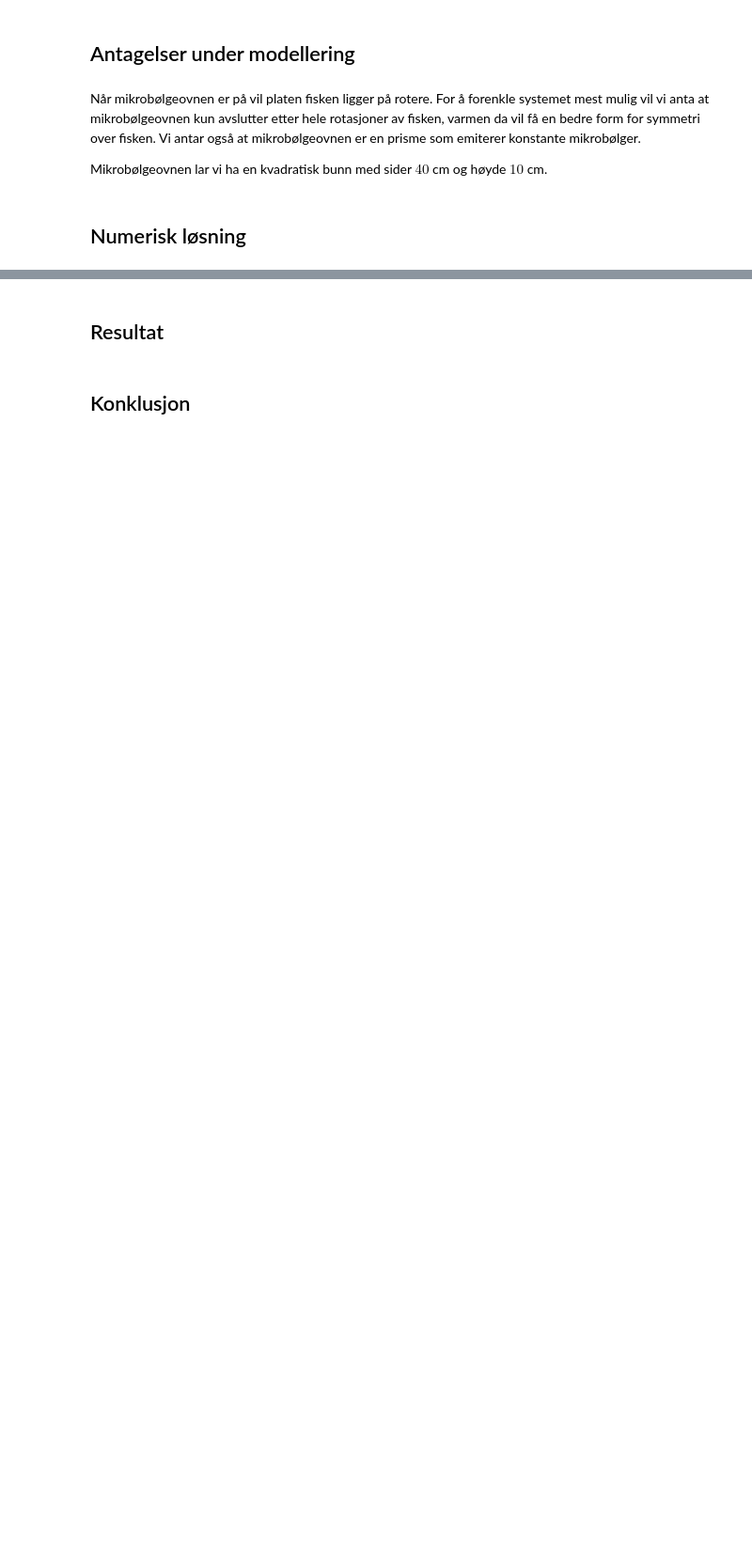
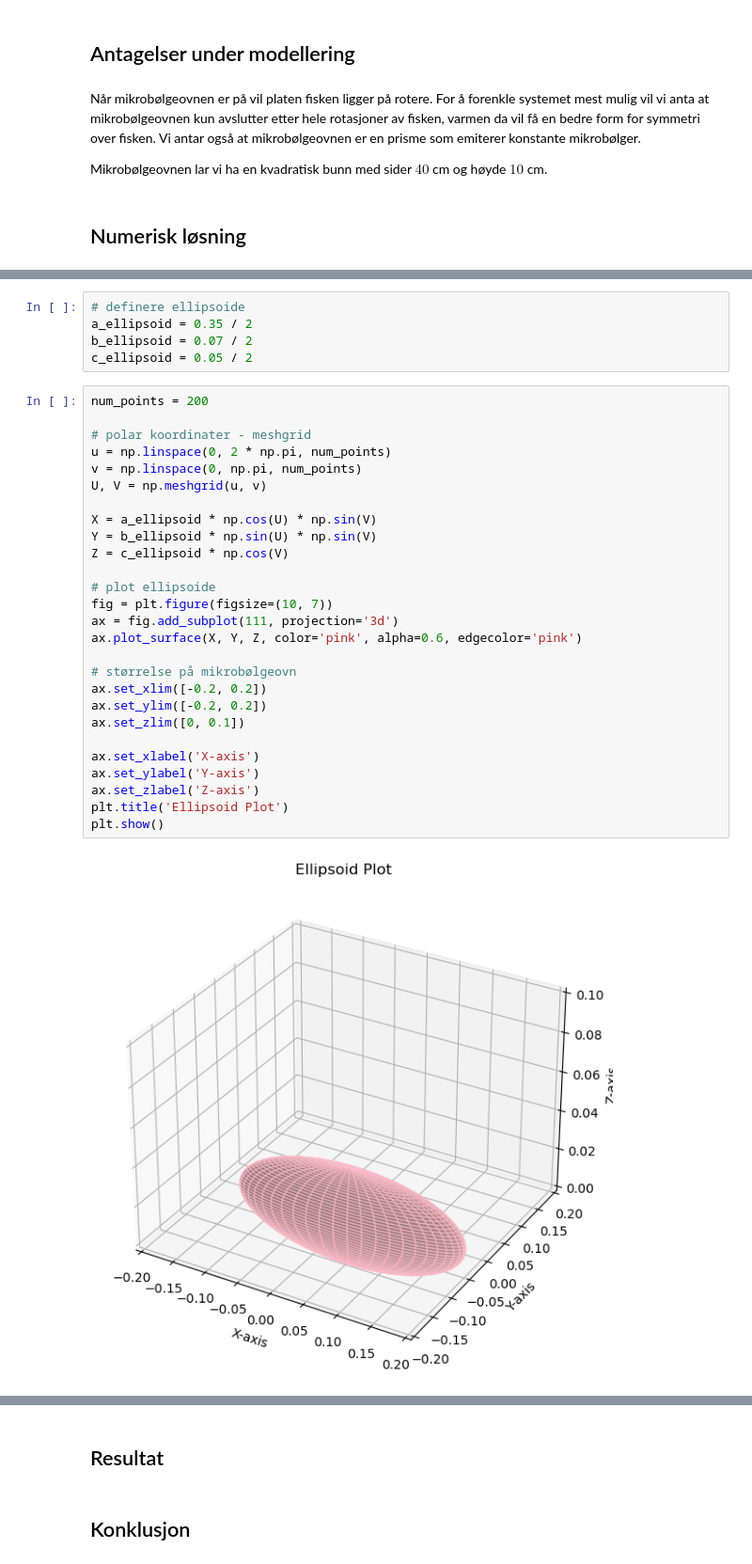
Before and after one commit to VictJoh/ElMag-Computational-Essay, a Jupyter notebook: compessay.ipynb, the cells around one changed output, grey strips where cells are left out. Shown: that part at 94% size. Drawn from its saved outputs; the diff is of its cells as text; blank space fills up the shorter version.

```diff
--- a/compessay.ipynb
+++ b/compessay.ipynb
@@ -147,0 +148,34 @@ plt.show()
+# %%
+# definere ellipsoide
+a_ellipsoid = 0.35 / 2
+b_ellipsoid = 0.07 / 2
+c_ellipsoid = 0.05 / 2
+# %%
+num_points = 200
+
+# polar koordinater - meshgrid
+u = np.linspace(0, 2 * np.pi, num_points)
+v = np.linspace(0, np.pi, num_points)
+U, V = np.meshgrid(u, v)
+
+X = a_ellipsoid * np.cos(U) * np.sin(V)
+Y = b_ellipsoid * np.sin(U) * np.sin(V)
+Z = c_ellipsoid * np.cos(V)
+
+# plot ellipsoide
+fig = plt.figure(figsize=(10, 7))
+ax = fig.add_subplot(111, projection='3d')
+ax.plot_surface(X, Y, Z, color='pink', alpha=0.6, edgecolor='pink')
+
+# størrelse på mikrobølgeovn
+ax.set_xlim([-0.2, 0.2])
+ax.set_ylim([-0.2, 0.2])
+ax.set_zlim([0, 0.1])
+
+ax.set_xlabel('X-axis')
+ax.set_ylabel('Y-axis')
+ax.set_zlabel('Z-axis')
+plt.title('Ellipsoid Plot')
+plt.show()
+# %% [output]
+[figure, added]
```
Also changed, not shown: parts of 6 cells of this notebook.
